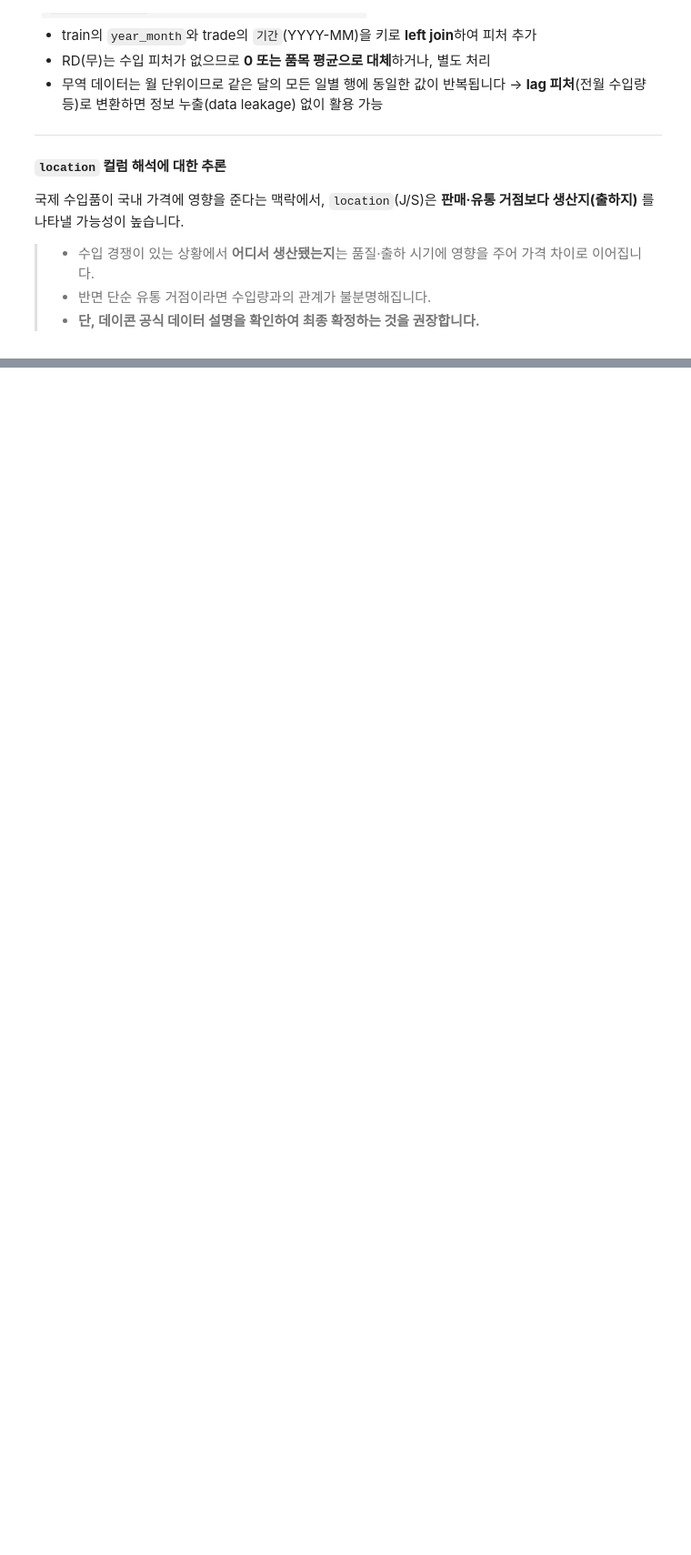
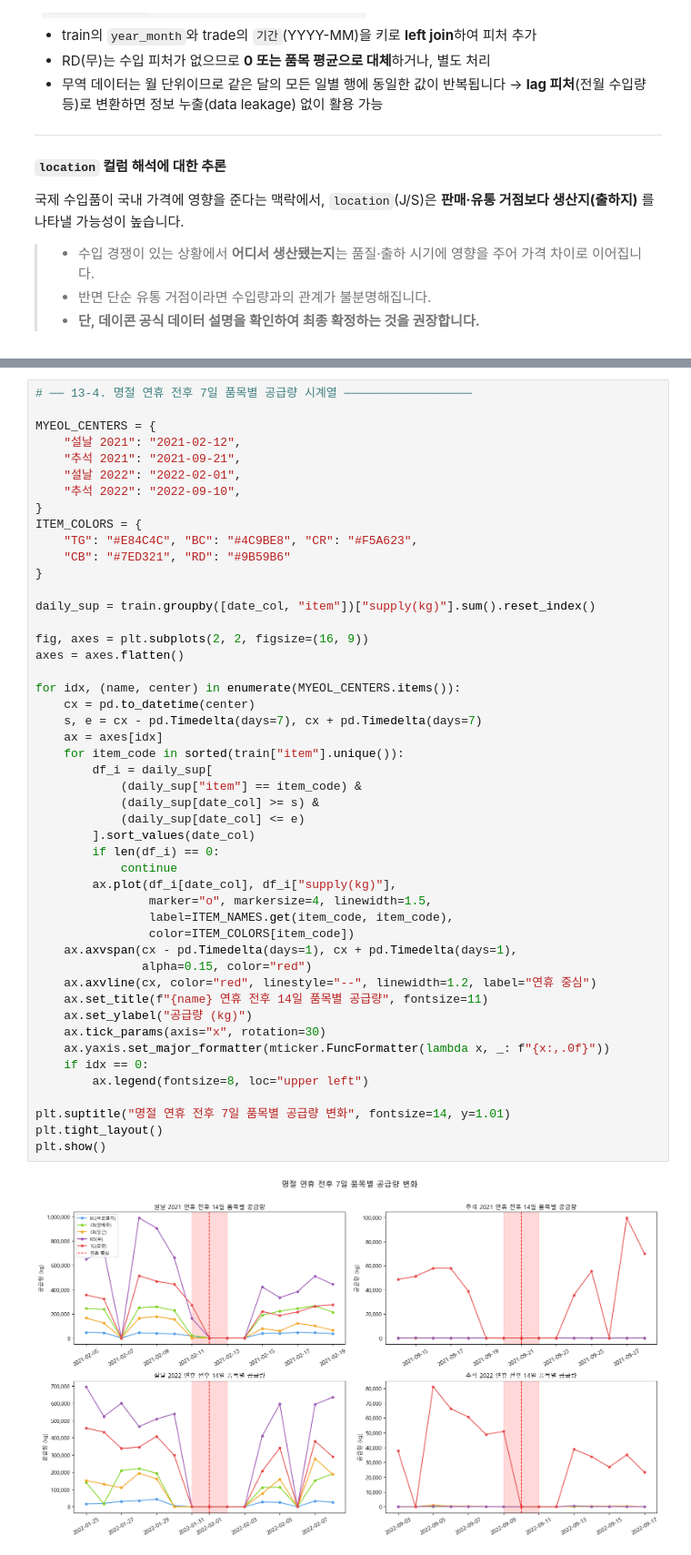
Before and after one commit to chul3224/Tomorrow-Jeju, a Jupyter notebook: shin-wc/EDA.ipynb, the cells around one changed output, grey strips where cells are left out. Shown at 91% size. Drawn from its saved outputs; the diff is of its cells as text; blank space fills up the shorter version.

```diff
--- a/shin-wc/EDA.ipynb
+++ b/shin-wc/EDA.ipynb
@@ -2053,0 +2211,50 @@ dtype: int64
+# %%
+# ── 13-4. 명절 연휴 전후 7일 품목별 공급량 시계열 ──────────────────
+
+MYEOL_CENTERS = {
+    "설날 2021": "2021-02-12",
+    "추석 2021": "2021-09-21",
+    "설날 2022": "2022-02-01",
+    "추석 2022": "2022-09-10",
+}
+ITEM_COLORS = {
+    "TG": "#E84C4C", "BC": "#4C9BE8", "CR": "#F5A623",
+    "CB": "#7ED321", "RD": "#9B59B6"
+}
+
+daily_sup = train.groupby([date_col, "item"])["supply(kg)"].sum().reset_index()
+
+fig, axes = plt.subplots(2, 2, figsize=(16, 9))
+axes = axes.flatten()
+
+for idx, (name, center) in enumerate(MYEOL_CENTERS.items()):
+    cx = pd.to_datetime(center)
+    s, e = cx - pd.Timedelta(days=7), cx + pd.Timedelta(days=7)
+    ax = axes[idx]
+    for item_code in sorted(train["item"].unique()):
+        df_i = daily_sup[
+            (daily_sup["item"] == item_code) &
+            (daily_sup[date_col] >= s) &
+            (daily_sup[date_col] <= e)
+        ].sort_values(date_col)
+        if len(df_i) == 0:
+            continue
+        ax.plot(df_i[date_col], df_i["supply(kg)"],
+                marker="o", markersize=4, linewidth=1.5,
+                label=ITEM_NAMES.get(item_code, item_code),
+                color=ITEM_COLORS[item_code])
+    ax.axvspan(cx - pd.Timedelta(days=1), cx + pd.Timedelta(days=1),
+               alpha=0.15, color="red")
+    ax.axvline(cx, color="red", linestyle="--", linewidth=1.2, label="연휴 중심")
+    ax.set_title(f"{name} 연휴 전후 14일 품목별 공급량", fontsize=11)
+    ax.set_ylabel("공급량 (kg)")
+    ax.tick_params(axis="x", rotation=30)
+    ax.yaxis.set_major_formatter(mticker.FuncFormatter(lambda x, _: f"{x:,.0f}"))
+    if idx == 0:
+        ax.legend(fontsize=8, loc="upper left")
+
+plt.suptitle("명절 연휴 전후 7일 품목별 공급량 변화", fontsize=14, y=1.01)
+plt.tight_layout()
+plt.show()
+# %% [output]
+[figure, added]
```
Also changed, not shown: parts of 12 cells of this notebook.
